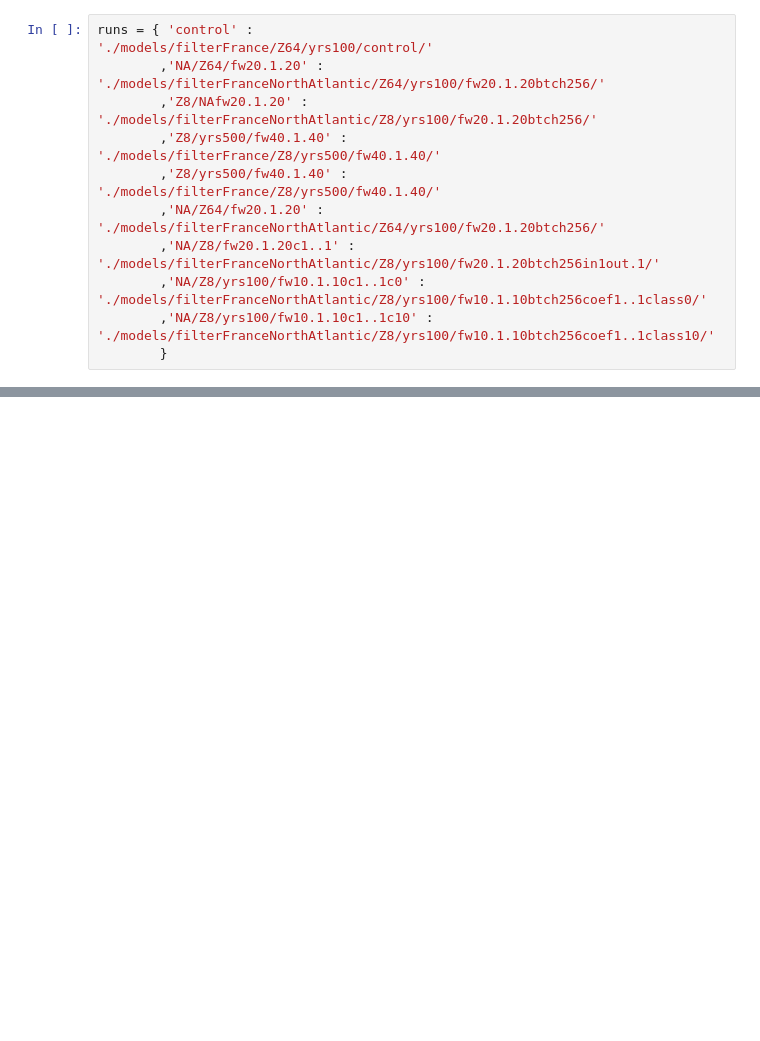
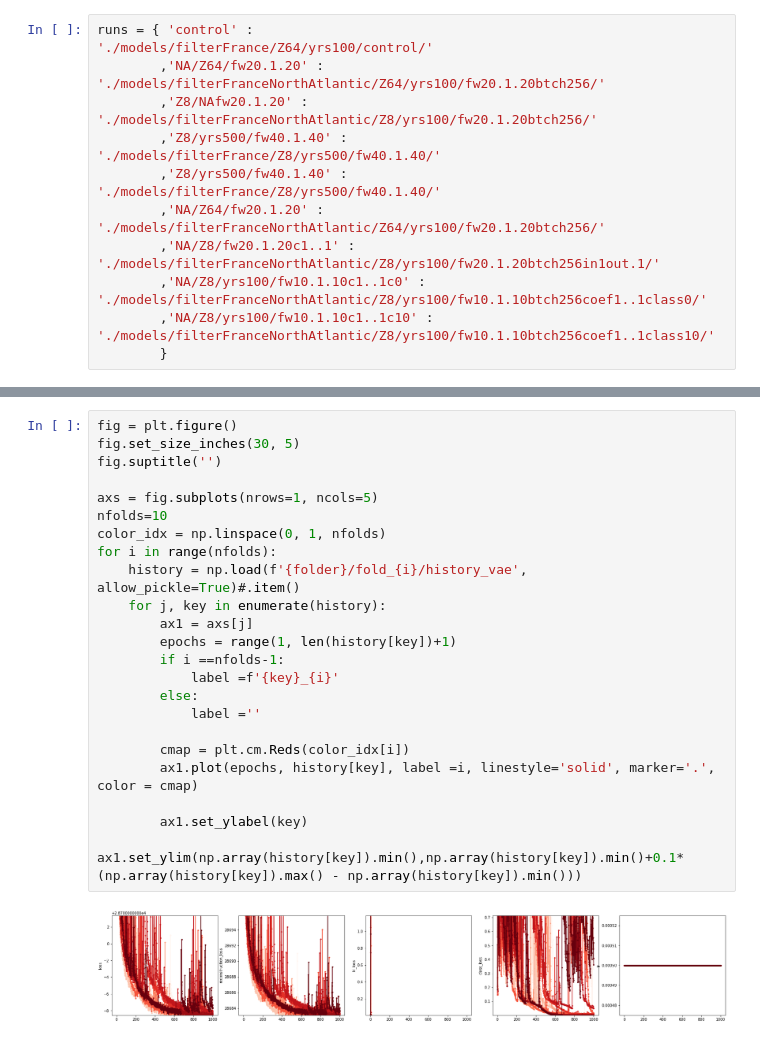
Before and after one commit to georgemilosh/Climate-Learning, a Jupyter notebook: VAE/score.ipynb, the cells around one changed output, grey strips where cells are left out. Cells and saved outputs as stored; diff of their text form; blank space fills up the shorter version.

```diff
--- a/VAE/score.ipynb
+++ b/VAE/score.ipynb
@@ -172,3 +189,28 @@ for i, (C, method) in enumerate(zip([400,0.1],['kNN_uni', 'Log_L2'])):
+# %%
+fig = plt.figure()
+fig.set_size_inches(30, 5)
+fig.suptitle('')
+
+axs = fig.subplots(nrows=1, ncols=5)
+nfolds=10
+color_idx = np.linspace(0, 1, nfolds)
+for i in range(nfolds):
+    history = np.load(f'{folder}/fold_{i}/history_vae', allow_pickle=True)#.item()
+    for j, key in enumerate(history):
+        ax1 = axs[j]
+        epochs = range(1, len(history[key])+1)
+        if i ==nfolds-1:
+            label =f'{key}_{i}'
+        else:
+            label =''
+
+        cmap = plt.cm.Reds(color_idx[i])
+        ax1.plot(epochs, history[key], label =i, linestyle='solid', marker='.', color = cmap)
+
+        ax1.set_ylabel(key)
+        ax1.set_ylim(np.array(history[key]).min(),np.array(history[key]).min()+0.1*(np.array(history[key]).max() - np.array(history[key]).min()))
+# %% [output]
+[figure, added]
 # %%
 fig = plt.figure()
 fig.set_size_inches(20, 5)
```
Also changed, not shown: parts of 7 cells of this notebook, 3 other files.
